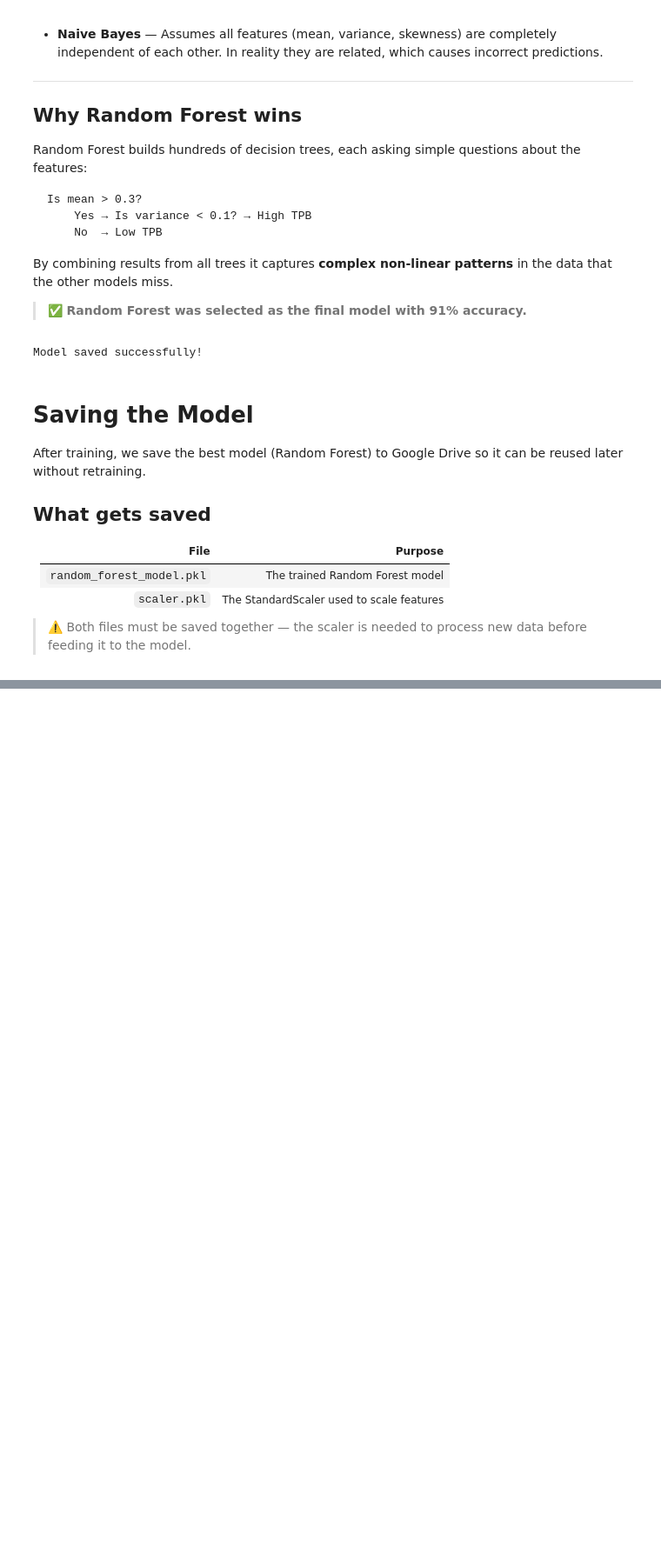
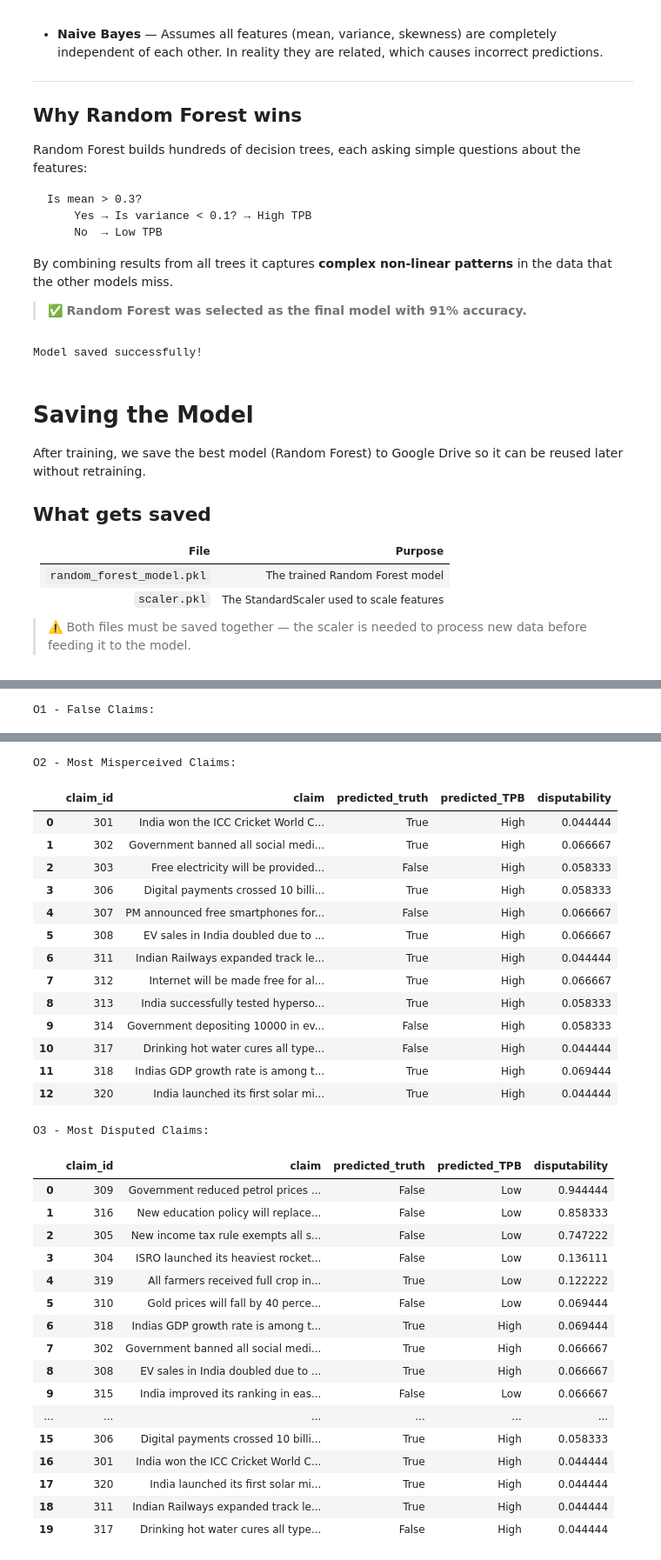
Before and after one commit to GaganDeshbhandari/ml-project, a Jupyter notebook: scripts.ipynb, the cells around one changed output, grey strips where cells are left out. Shown at 87% size. Drawn from its saved outputs; the diff is of its cells as text; code cells hidden in the pictures; blank space fills up the shorter version.

```diff
--- a/scripts.ipynb
+++ b/scripts.ipynb
@@ -324,0 +673,31 @@ After training, we save the best model (Random Forest) to Google Drive so it can
+# %%
+final_output = new_claims_df[['claim_id', 'claim', 'predicted_truth', 'predicted_TPB']].copy()
+
+# Add disputability from variance_df for new claims
+new_variance_df = new_perceptions_df.groupby('claim_id')['PTL'].var().reset_index()
+new_variance_df.columns = ['claim_id', 'disputability']
+
+final_output = pd.merge(final_output, new_variance_df, on='claim_id')
+
+# Rank based on objective
+def rank_by_objective(df, objective):
+    if objective == 'O1':
+        # False claims first
+        return df[df['predicted_truth'] == 'False'].reset_index(drop=True)
+    elif objective == 'O2':
+        # High TPB claims first
+        return df[df['predicted_TPB'] == 'High'].reset_index(drop=True)
+    elif objective == 'O3':
+        # Most disputed claims first
+        return df.sort_values('disputability', ascending=False).reset_index(drop=True)
+
+print("O1 - False Claims:")
+display(rank_by_objective(final_output, 'O1'))
+
+print("O2 - Most Misperceived Claims:")
+display(rank_by_objective(final_output, 'O2'))
+
+print("O3 - Most Disputed Claims:")
+display(rank_by_objective(final_output, 'O3'))
+# %% [output]
+O1 - False Claims:
@@ -324,0 +715,33 @@ After training, we save the best model (Random Forest) to Google Drive so it can
+O2 - Most Misperceived Claims:
+|  | claim_id | claim | predicted_truth | predicted_TPB | disputability |
+| 0 | 301 | India won the ICC Cricket World C... | True | High | 0.044444 |
+| 1 | 302 | Government banned all social medi... | True | High | 0.066667 |
+| 2 | 303 | Free electricity will be provided... | False | High | 0.058333 |
+| 3 | 306 | Digital payments crossed 10 billi... | True | High | 0.058333 |
+| 4 | 307 | PM announced free smartphones for... | False | High | 0.066667 |
+| 5 | 308 | EV sales in India doubled due to ... | True | High | 0.066667 |
+| 6 | 311 | Indian Railways expanded track le... | True | High | 0.044444 |
+| 7 | 312 | Internet will be made free for al... | True | High | 0.066667 |
+| 8 | 313 | India successfully tested hyperso... | True | High | 0.058333 |
+| 9 | 314 | Government depositing 10000 in ev... | False | High | 0.058333 |
+| 10 | 317 | Drinking hot water cures all type... | False | High | 0.044444 |
+| 11 | 318 | Indias GDP growth rate is among t... | True | High | 0.069444 |
+| 12 | 320 | India launched its first solar mi... | True | High | 0.044444 |
+O3 - Most Disputed Claims:
+|  | claim_id | claim | predicted_truth | predicted_TPB | disputability |
+| 0 | 309 | Government reduced petrol prices ... | False | Low | 0.944444 |
+| 1 | 316 | New education policy will replace... | False | Low | 0.858333 |
+| 2 | 305 | New income tax rule exempts all s... | False | Low | 0.747222 |
+| 3 | 304 | ISRO launched its heaviest rocket... | False | Low | 0.136111 |
+| 4 | 319 | All farmers received full crop in... | True | Low | 0.122222 |
+| 5 | 310 | Gold prices will fall by 40 perce... | False | Low | 0.069444 |
+| 6 | 318 | Indias GDP growth rate is among t... | True | High | 0.069444 |
+| 7 | 302 | Government banned all social medi... | True | High | 0.066667 |
+| 8 | 308 | EV sales in India doubled due to ... | True | High | 0.066667 |
+| 9 | 315 | India improved its ranking in eas... | False | Low | 0.066667 |
+| ... | ... | ... | ... | ... | ... |
+| 15 | 306 | Digital payments crossed 10 billi... | True | High | 0.058333 |
+| 16 | 301 | India won the ICC Cricket World C... | True | High | 0.044444 |
+| 17 | 320 | India launched its first solar mi... | True | High | 0.044444 |
+| 18 | 311 | Indian Railways expanded track le... | True | High | 0.044444 |
+| 19 | 317 | Drinking hot water cures all type... | False | High | 0.044444 |
```
Also changed, not shown: parts of 23 cells of this notebook.
